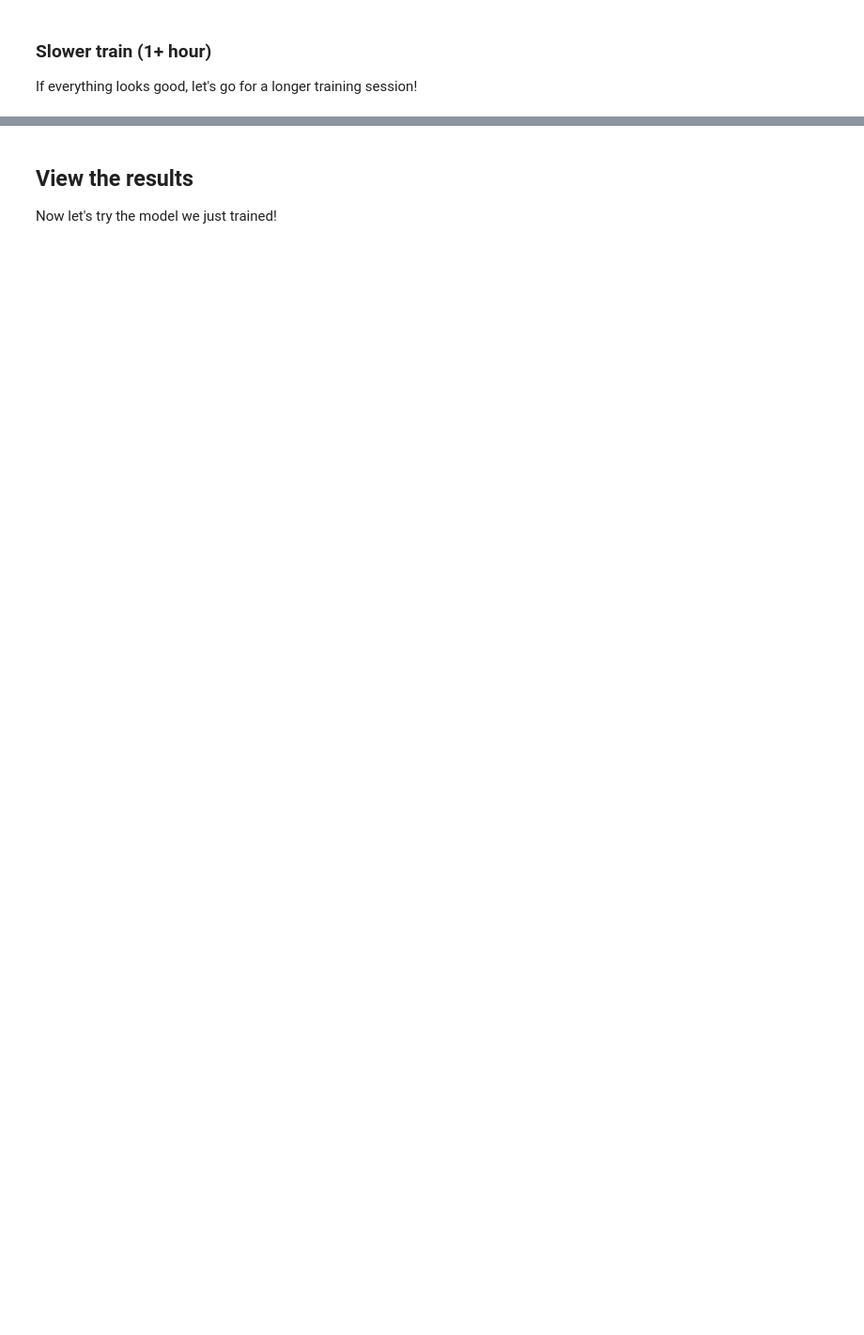
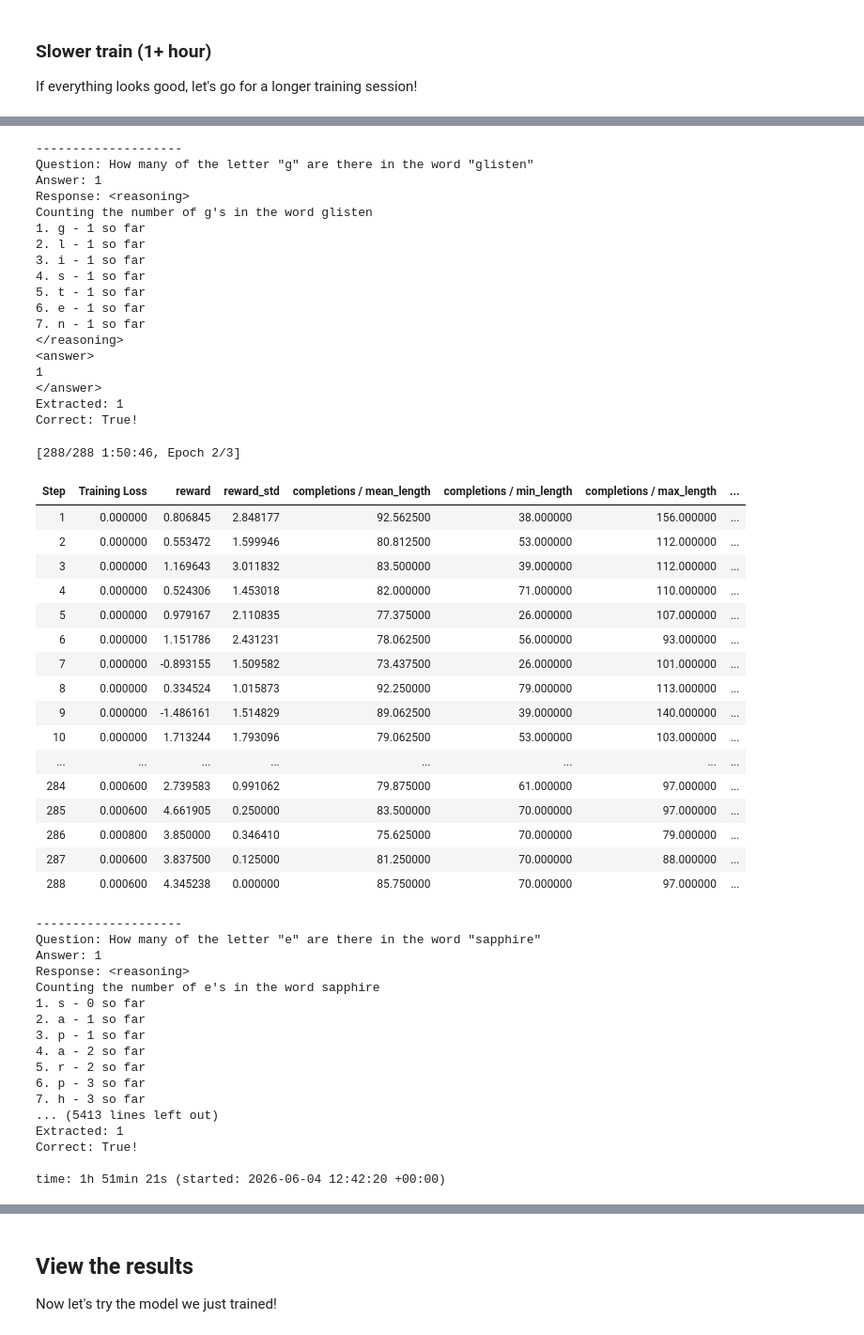
Before and after one commit to jckuri/teaching_an_llm_to_reason, a Jupyter notebook: gen_ai_fundamentals_project_starter.ipynb, the cells around one changed output, grey strips where cells are left out. Shown at 94% size. Saved outputs shown, nothing was run; the diff lists cells and outputs as text; code cells hidden in the pictures; blank space fills up the shorter version.

```diff
--- a/gen_ai_fundamentals_project_starter.ipynb
+++ b/gen_ai_fundamentals_project_starter.ipynb
@@ -128,7 +118,7 @@ model, tokenizer = FastLanguageModel.from_pretrained(
     model_name="Qwen/Qwen2.5-3B-Instruct",
     max_seq_length=max_seq_length,
     load_in_4bit=True,  # We'll use quantization!
-    fast_inference=True, #False, #True, #False,  # This uses vllm for faster inference
+    fast_inference=False, #True, #False,  # This uses vllm for faster inference
     max_lora_rank=lora_rank,
     gpu_memory_utilization=0.5,  # You can reduce this if you get an memory error
 )
@@ -981,6 +1020,7 @@ Correct: {str(extracted_responses[0]) == str(counts[0])}!
     res = [
         # Provide reward for exactly correct answer
         # **********  # Complete the list comprehension
+        1 if str(r) == str(a) else -1
         for r, a in zip(extracted_responses, counts)
     ]
     return res
@@ -1044,15 +1099,17 @@ COMMON_GRPO_TRAINING_PARAMS = dict(
     # Set appropriate values for `learning_rate` and `beta`
     # See: https://docs.unsloth.ai/get-started/fine-tuning-llms-guide/lora-hyperparameters-guide
     # See: https://huggingface.co/docs/trl/main/en/grpo_trainer
-    # learning_rate=**********,
-    # beta=**********,
+    learning_rate=5e-6, # Conservative LoRA/GRPO learning rate
+    beta=0.001, # TRL now commonly uses beta=0.0 by default, meaning no KL penalty
     # Set the batch size appropriately for your hardware. For GRPO there are a number of parameters to set.
     # If you are not sure about your GPU, assume you have a T4. See the memory specs here:
     # https://www.nvidia.com/content/dam/en-zz/Solutions/Data-Center/tesla-product-literature/T4%20Product%20Brief.pdf
-    # per_device_train_batch_size=**********,  # per_device_train_batch_size / num_generations determines the number of simultaneous prompts to consider.
+    # VVVVV T4-stable GRPO batch settings VVVVV
+    per_device_train_batch_size=8, # per_device_train_batch_size / num_generations determines the number of simultaneous prompts to consider.
     # Note: Set per_device_train_batch_size to at most 16 on the Vocareum T4 for best stability
-    # num_generations=**********,  # Determines the number of completions/generations to compute for each single prompt
-    # gradient_accumulation_steps=**********,  # This parameter allow us to consider multiple steps in a single optimization step
+    num_generations=4,  # Determines the number of completions/generations to compute for each single prompt
+    gradient_accumulation_steps=2,  # This parameter allow us to consider multiple steps in a single optimization step
+    # ^^^^^ T4-stable GRPO batch settings ^^^^^
     adam_beta1=0.9,
     adam_beta2=0.99,
     weight_decay=0.1,
@@ -1130,7 +1250,7 @@ training_args = GRPOConfig(
     # Configure the maximum number of steps to take about 30mins of time for
     # a medium-sized experiment. (See how long the previous example took and
     # scale up appropriately using your best guess.)
-    # max_steps=**********,  # ~60min
+    max_steps= 2 * 144 # ~60min
 )
 trainer = GRPOTrainer(
     model=model,
@@ -1140,3 +1260,4 @@ trainer = GRPOTrainer(
     train_dataset=ds,
 )
 trainer_res = trainer.train()
+# %% [output]
@@ -1143,3 +1269,56 @@ trainer_res = trainer.train()
+--------------------
+Question: How many of the letter "g" are there in the word "glisten"
+Answer: 1
+Response: <reasoning>
+Counting the number of g's in the word glisten
+1. g - 1 so far
+2. l - 1 so far
+3. i - 1 so far
+4. s - 1 so far
+5. t - 1 so far
+6. e - 1 so far
+7. n - 1 so far
+</reasoning>
+<answer>
+1
+</answer>
+Extracted: 1
+Correct: True!
+[288/288 1:50:46, Epoch 2/3]
+| Step | Training Loss | reward | reward_std | completions / mean_length | completions / min_length | completions / max_length | ... |
+| 1 | 0.000000 | 0.806845 | 2.848177 | 92.562500 | 38.000000 | 156.000000 | ... |
+| 2 | 0.000000 | 0.553472 | 1.599946 | 80.812500 | 53.000000 | 112.000000 | ... |
+| 3 | 0.000000 | 1.169643 | 3.011832 | 83.500000 | 39.000000 | 112.000000 | ... |
+| 4 | 0.000000 | 0.524306 | 1.453018 | 82.000000 | 71.000000 | 110.000000 | ... |
+| 5 | 0.000000 | 0.979167 | 2.110835 | 77.375000 | 26.000000 | 107.000000 | ... |
+| 6 | 0.000000 | 1.151786 | 2.431231 | 78.062500 | 56.000000 | 93.000000 | ... |
+| 7 | 0.000000 | -0.893155 | 1.509582 | 73.437500 | 26.000000 | 101.000000 | ... |
+| 8 | 0.000000 | 0.334524 | 1.015873 | 92.250000 | 79.000000 | 113.000000 | ... |
+| 9 | 0.000000 | -1.486161 | 1.514829 | 89.062500 | 39.000000 | 140.000000 | ... |
+| 10 | 0.000000 | 1.713244 | 1.793096 | 79.062500 | 53.000000 | 103.000000 | ... |
+| ... | ... | ... | ... | ... | ... | ... | ... |
+| 284 | 0.000600 | 2.739583 | 0.991062 | 79.875000 | 61.000000 | 97.000000 | ... |
+| 285 | 0.000600 | 4.661905 | 0.250000 | 83.500000 | 70.000000 | 97.000000 | ... |
+| 286 | 0.000800 | 3.850000 | 0.346410 | 75.625000 | 70.000000 | 79.000000 | ... |
+| 287 | 0.000600 | 3.837500 | 0.125000 | 81.250000 | 70.000000 | 88.000000 | ... |
+| 288 | 0.000600 | 4.345238 | 0.000000 | 85.750000 | 70.000000 | 97.000000 | ... |
+--------------------
+Question: How many of the letter "e" are there in the word "sapphire"
+Answer: 1
+Response: <reasoning>
+Counting the number of e's in the word sapphire
+1. s - 0 so far
+2. a - 1 so far
+3. p - 1 so far
+4. a - 2 so far
+5. r - 2 so far
+6. p - 3 so far
+7. h - 3 so far
+... (5413 lines left out)
+Extracted: 1
+Correct: True!
+
+time: 1h 51min 21s (started: 2026-06-04 12:42:20 +00:00)
 # %%
 # Show the total (sum) of the rewards as well as the correct_answer_reward_func (means with in the batch)
 # Do you see the rewards increasing? Does the model get the correct answer
```
Also changed, not shown: parts of 39 cells of this notebook, 1 other file.
